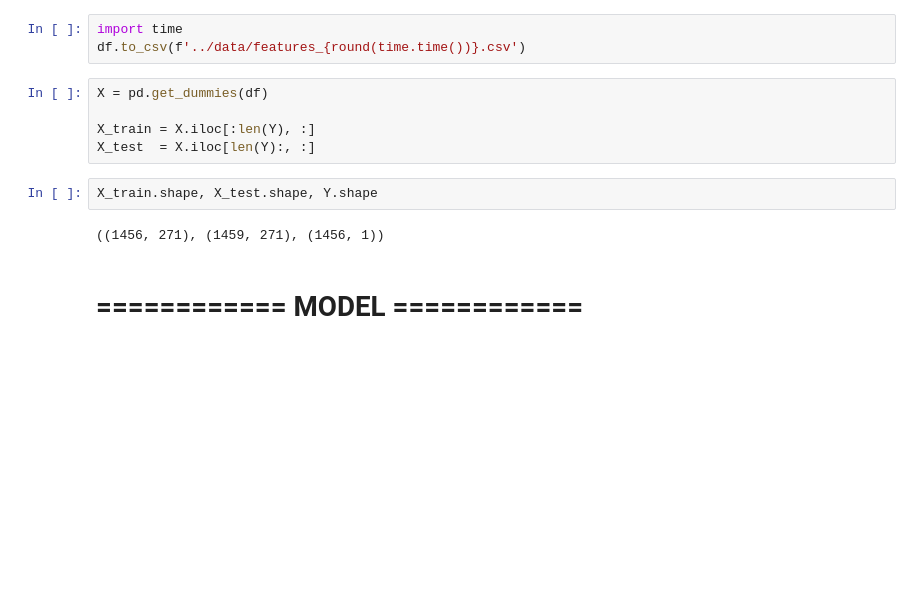
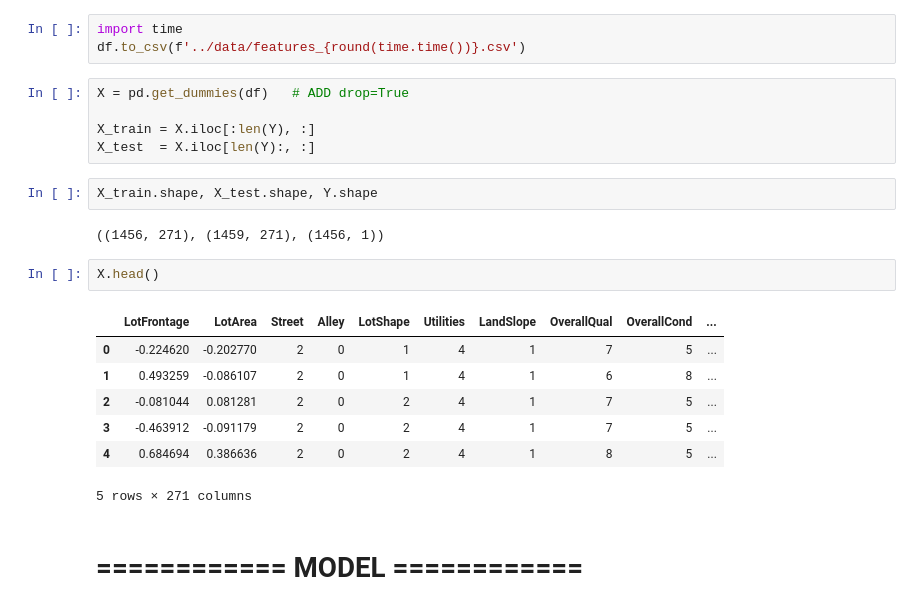
Before and after one commit to snuzbrokh/Ames-Housing, a Jupyter notebook: Dmitri/Ames_pipeline.ipynb, the cells around one changed output. Drawn from its saved outputs; the diff is of its cells as text; blank space fills up the shorter version.

```diff
--- a/Dmitri/Ames_pipeline.ipynb
+++ b/Dmitri/Ames_pipeline.ipynb
@@ -905,7 +905,7 @@ plt.show()
 import time
 df.to_csv(f'../data/features_{round(time.time())}.csv')
 # %%
-X = pd.get_dummies(df)
+X = pd.get_dummies(df)   # ADD drop=True
 
 X_train = X.iloc[:len(Y), :]
 X_test  = X.iloc[len(Y):, :]
@@ -913,6 +913,16 @@ X_test  = X.iloc[len(Y):, :]
 X_train.shape, X_test.shape, Y.shape
 # %% [output]
 ((1456, 271), (1459, 271), (1456, 1))
+# %%
+X.head()
+# %% [output]
+|  | LotFrontage | LotArea | Street | Alley | LotShape | Utilities | LandSlope | OverallQual | OverallCond | ... |
+| 0 | -0.224620 | -0.202770 | 2 | 0 | 1 | 4 | 1 | 7 | 5 | ... |
+| 1 | 0.493259 | -0.086107 | 2 | 0 | 1 | 4 | 1 | 6 | 8 | ... |
+| 2 | -0.081044 | 0.081281 | 2 | 0 | 2 | 4 | 1 | 7 | 5 | ... |
+| 3 | -0.463912 | -0.091179 | 2 | 0 | 2 | 4 | 1 | 7 | 5 | ... |
+| 4 | 0.684694 | 0.386636 | 2 | 0 | 2 | 4 | 1 | 8 | 5 | ... |
+5 rows × 271 columns
 # %% [markdown]
 # ============ MODEL ============
 # %% [markdown]
```
Also changed, not shown: 7 other files.
